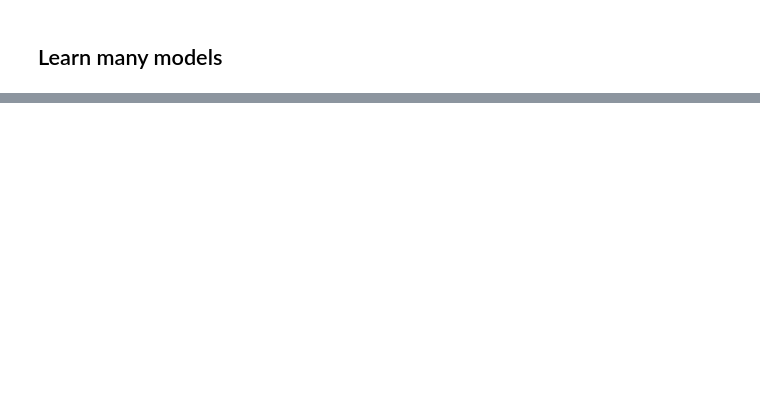
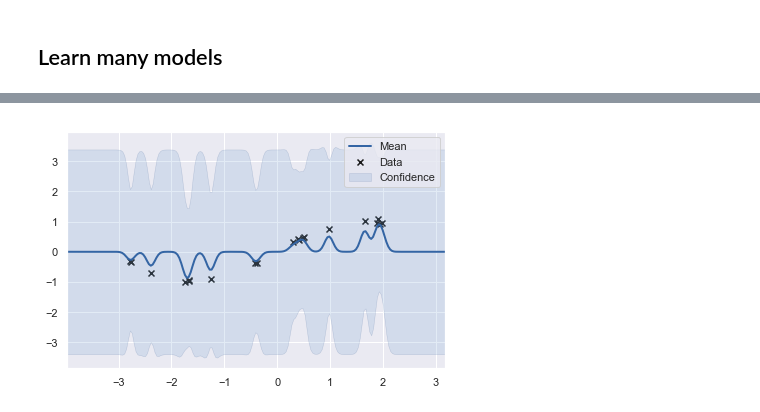
Before and after one commit to SebastianCallh/master-thesis, a Jupyter notebook: model/learn.ipynb, the cells around one changed output, grey strips where cells are left out. Cells and saved outputs as stored; diff of their text form; code cells hidden in the pictures; blank space fills up the shorter version.

```diff
--- a/model/learn.ipynb
+++ b/model/learn.ipynb
@@ -385,0 +515,11 @@ KeyboardInterrupt:
+# %%
+import GPy
+X = np.random.uniform(-3.,3.,(20,1))
+Y = np.sin(X) + np.random.randn(20,1)*0.05
+kernel = GPy.kern.RBF(input_dim=1, variance=2., lengthscale=.08)
+m = GPy.models.GPRegression(X,Y,kernel)
+#m.optimize()
+fig = m.plot()
+#GPy.plotting.show(fig, filename='basic_gp_regression_notebook')
+# %% [output]
+[figure, added]
```
Also changed, not shown: parts of 21 cells of this notebook, 1 other file.
